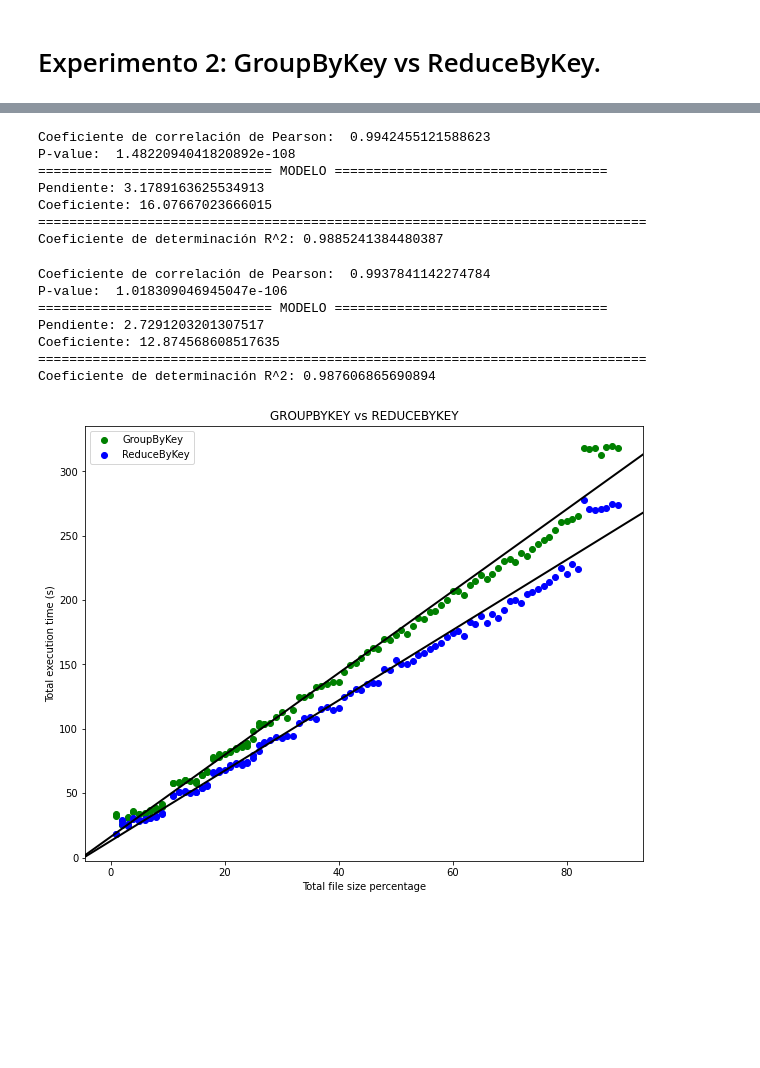
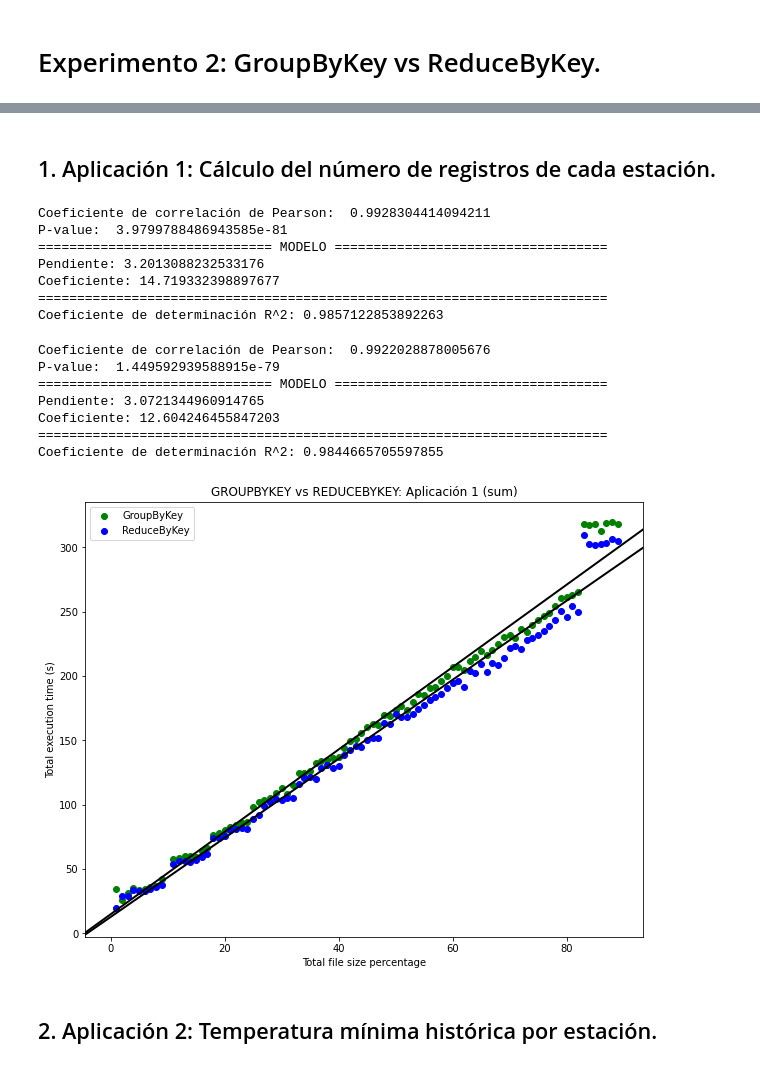
Before and after one commit to sargar19/trabajo-fin-de-grado, a Jupyter notebook: notebooks/Experimento 2.ipynb, the cells around one changed output, grey strips where cells are left out. Cells and saved outputs as stored; diff of their text form; code cells hidden in the pictures; blank space fills up the shorter version.

```diff
--- a/notebooks/Experimento 2.ipynb
+++ b/notebooks/Experimento 2.ipynb
@@ -13,6 +14,7 @@ cd = os.getcwd()
 log_directory = os.path.join(os.sep.join(cd.split(os.path.sep)[:-1]), 'output', 'logs')
 log_files = glob.glob(os.path.join(log_directory, "*.csv"))
 df = pd.concat(pd.read_csv(file, sep = ';') for file in log_files)
+df = df.loc[df['App ID'].str.endswith('_test')]
 df_app_ids = pd.DataFrame(df.drop_duplicates('App ID').reset_index (drop = True)[['App ID', 'App Name']])
 # %%
 group_by = df.loc[(df['Name'] == 'APPLICATION START') | (df['Name'] == 'APPLICATION END')].groupby('App ID')
@@ -34,8 +34,8 @@ groupbykey_execution_times_2 =  groupbykey_execution_times.loc[groupbykey_execut
 reducebykey_execution_times = execution_times.loc[execution_times['Transformation'] == 'ReduceByKey']
 reducebykey_execution_times_1 =  reducebykey_execution_times.loc[reducebykey_execution_times['Group'] == '1']
 reducebykey_execution_times_2 =  reducebykey_execution_times.loc[reducebykey_execution_times['Group'] == '2']
-# %%
-reducebykey_execution_times_1['Total app execution time (s)'] = reducebykey_execution_times_1['Total app execution time (s)'].map(lambda x: x-x*0.15)
+# %% [markdown]
+## 1. Aplicación 1: Cálculo del número de registros de cada estación.
 # %%
 x_1 = groupbykey_execution_times_1['Size percentage']
 y_1 = groupbykey_execution_times_1['Total app execution time (s)']
@@ -60,13 +60,13 @@ print("Coeficiente:", modelo_1.intercept_)
 print('=========================================================================')
 print("Coeficiente de determinación R^2:", modelo_1.score(x_1.array.reshape(-1,1), y_1))
 # %% [output]
-Coeficiente de correlación de Pearson:  0.9942455121588623
-P-value:  1.4822094041820892e-108
+Coeficiente de correlación de Pearson:  0.9928304414094211
+P-value:  3.9799788486943585e-81
 ============================== MODELO ===================================
-Pendiente: 3.1789163625534913
-Coeficiente: 16.07667023666015
-==============================================================================
-Coeficiente de determinación R^2: 0.9885241384480387
+Pendiente: 3.2013088232533176
+Coeficiente: 14.719332398897677
+=========================================================================
+Coeficiente de determinación R^2: 0.9857122853892263
 # %%
 # Correlación lineal entre las dos variables
 corr_test = pearsonr(x = x_2, y =  y_2)
@@ -86,28 +86,34 @@ print("Coeficiente:", modelo_2.intercept_)
 print('=========================================================================')
 print("Coeficiente de determinación R^2:", modelo_2.score(x_2.array.reshape(-1,1), y_2))
 # %% [output]
-Coeficiente de correlación de Pearson:  0.9937841142274784
-P-value:  1.018309046945047e-106
+Coeficiente de correlación de Pearson:  0.9922028878005676
+P-value:  1.449592939588915e-79
 ============================== MODELO ===================================
-Pendiente: 2.7291203201307517
-Coeficiente: 12.874568608517635
-==============================================================================
-Coeficiente de determinación R^2: 0.987606865690894
+Pendiente: 3.0721344960914765
+Coeficiente: 12.604246455847203
+=========================================================================
+Coeficiente de determinación R^2: 0.9844665705597855
 # %%
 plt.figure(figsize=(10,8))
 plt.scatter(x_1, y_1, marker = 'o', color = 'green')
 plt.scatter(x_2, y_2, marker = 'o', color = 'blue')
+
+#legend
 plt.legend({'GroupByKey','ReduceByKey'})
+
+#regression
 plt.axline((0,modelo_1.intercept_), slope=modelo_1.coef_.flatten()[0], color='black', linewidth=2)
 plt.axline((0,modelo_2.intercept_), slope=modelo_2.coef_.flatten()[0], color='black', linewidth=2)
 
 #axis
 plt.xlabel('Total file size percentage')
 plt.ylabel('Total execution time (s)')
 
 #title
-plt.title('GROUPBYKEY vs REDUCEBYKEY')
+plt.title('GROUPBYKEY vs REDUCEBYKEY: Aplicación 1 (sum)')
 
 plt.show()
 # %% [output]
-[figure, old version]
+[figure, new version]
+# %% [markdown]
+## 2. Aplicación 2: Temperatura mínima histórica por estación.
```
Also changed, not shown: parts of 12 cells of this notebook.
